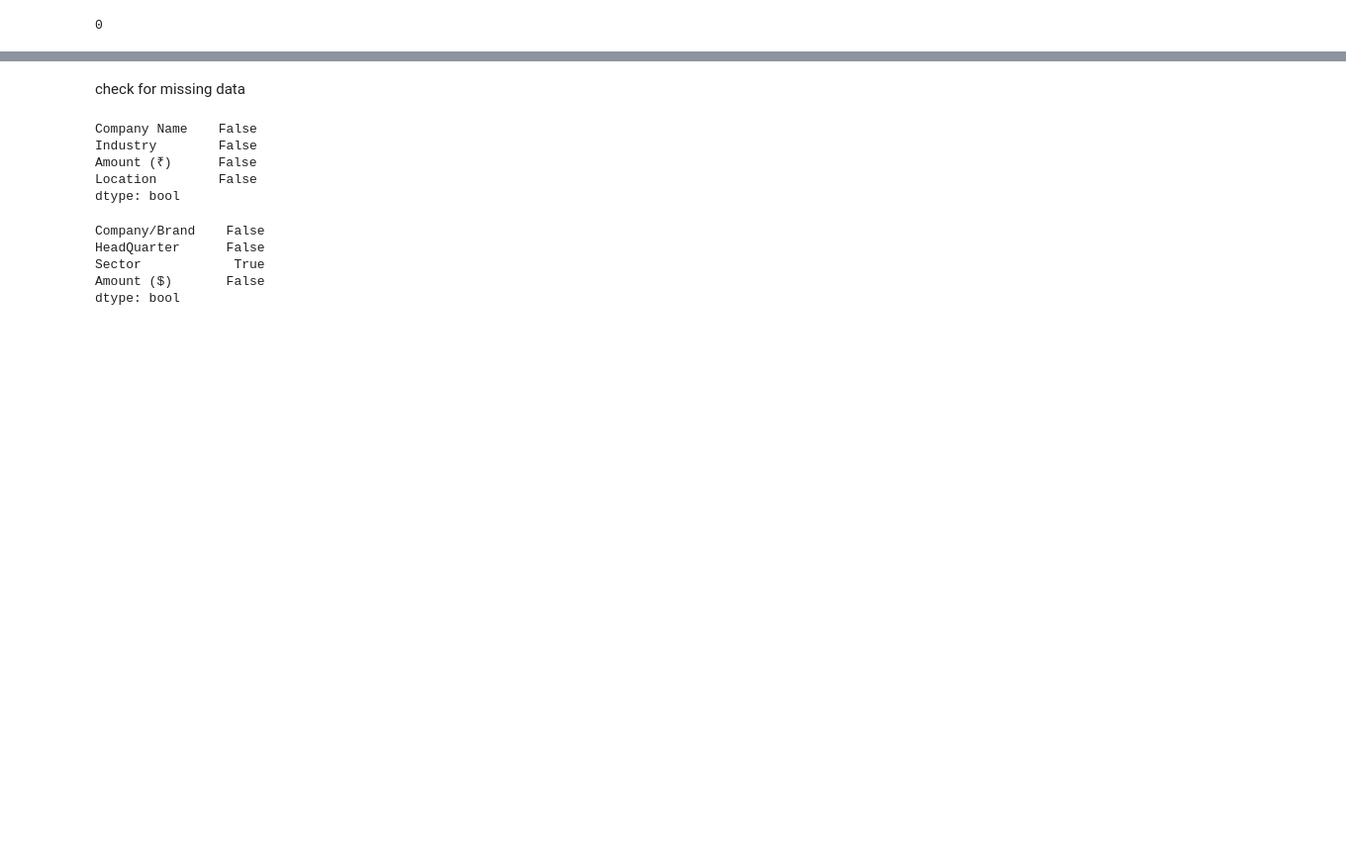
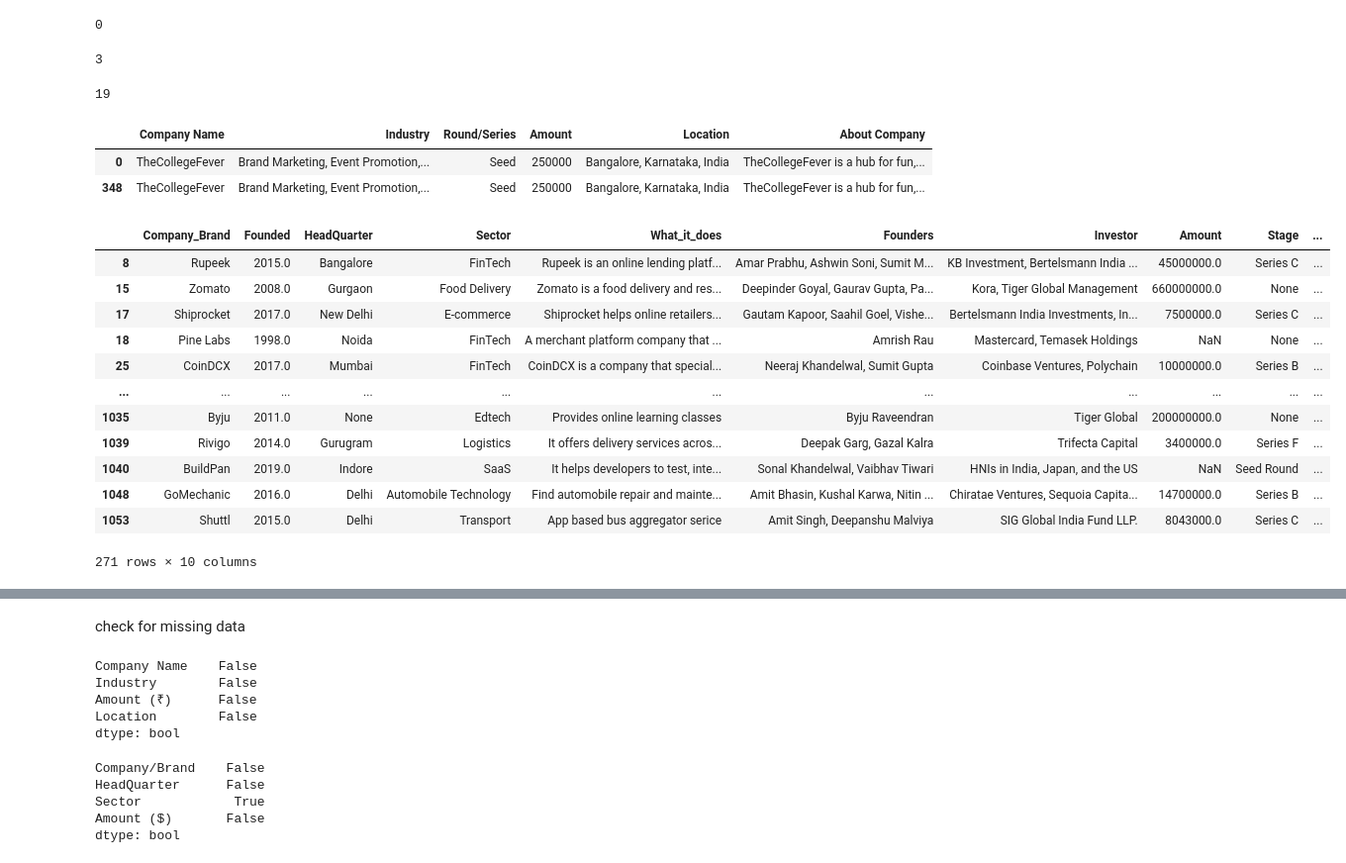
Before and after one commit to DelphinKdl/-Data-analysis-project-Data-Driven-Insights-for-Indian-Startup-Growth, a Jupyter notebook: notebook.ipynb, the cells around one changed output, grey strips where cells are left out. Shown at 99% size. Cells and saved outputs as stored; diff of their text form; code cells hidden in the pictures; blank space fills up the shorter version.

```diff
--- a/notebook.ipynb
+++ b/notebook.ipynb
@@ -130,3 +117,41 @@ data_2018 = data_2018.drop_duplicates()
 data_2019.duplicated().sum()
 # %% [output]
 0
+# %%
+data_2020.duplicated().sum()
+# %% [output]
+3
+# %%
+data_2021.duplicated().sum()
+# %% [output]
+19
+# %%
+# View the Duplication base Compnay Name on 2018 data
+
+duplicates = data_2018[data_2018.duplicated(subset=['Company Name'], keep=False)]
+# View the Duplications data
+duplicates
+# %% [output]
+|  | Company Name | Industry | Round/Series | Amount | Location | About Company |
+| 0 | TheCollegeFever | Brand Marketing, Event Promotion,... | Seed | 250000 | Bangalore, Karnataka, India | TheCollegeFever is a hub for fun,... |
+| 348 | TheCollegeFever | Brand Marketing, Event Promotion,... | Seed | 250000 | Bangalore, Karnataka, India | TheCollegeFever is a hub for fun,... |
+# %%
+# View the Duplication base Compnay Name on 2020 data
+
+duplicates = data_2020[data_2020.duplicated(subset=['Company_Brand'], keep=False)]
+# View the Duplications data
+duplicates
+# %% [output]
+|  | Company_Brand | Founded | HeadQuarter | Sector | What_it_does | Founders | Investor | Amount | Stage | ... |
+| 8 | Rupeek | 2015.0 | Bangalore | FinTech | Rupeek is an online lending platf... | Amar Prabhu, Ashwin Soni, Sumit M... | KB Investment, Bertelsmann India ... | 45000000.0 | Series C | ... |
+| 15 | Zomato | 2008.0 | Gurgaon | Food Delivery | Zomato is a food delivery and res... | Deepinder Goyal, Gaurav Gupta, Pa... | Kora, Tiger Global Management | 660000000.0 | None | ... |
+| 17 | Shiprocket | 2017.0 | New Delhi | E-commerce | Shiprocket helps online retailers... | Gautam Kapoor, Saahil Goel, Vishe... | Bertelsmann India Investments, In... | 7500000.0 | Series C | ... |
+| 18 | Pine Labs | 1998.0 | Noida | FinTech | A merchant platform company that ... | Amrish Rau | Mastercard, Temasek Holdings | NaN | None | ... |
+| 25 | CoinDCX | 2017.0 | Mumbai | FinTech | CoinDCX is a company that special... | Neeraj Khandelwal, Sumit Gupta | Coinbase Ventures, Polychain | 10000000.0 | Series B | ... |
+| ... | ... | ... | ... | ... | ... | ... | ... | ... | ... | ... |
+| 1035 | Byju | 2011.0 | None | Edtech | Provides online learning classes | Byju Raveendran | Tiger Global | 200000000.0 | None | ... |
+| 1039 | Rivigo | 2014.0 | Gurugram | Logistics | It offers delivery services acros... | Deepak Garg, Gazal Kalra | Trifecta Capital | 3400000.0 | Series F | ... |
+| 1040 | BuildPan | 2019.0 | Indore | SaaS | It helps developers to test, inte... | Sonal Khandelwal, Vaibhav Tiwari | HNIs in India, Japan, and the US | NaN | Seed Round | ... |
+| 1048 | GoMechanic | 2016.0 | Delhi | Automobile Technology | Find automobile repair and mainte... | Amit Bhasin, Kushal Karwa, Nitin ... | Chiratae Ventures, Sequoia Capita... | 14700000.0 | Series B | ... |
+| 1053 | Shuttl | 2015.0 | Delhi | Transport | App based bus aggregator serice | Amit Singh, Deepanshu Malviya | SIG Global India Fund LLP. | 8043000.0 | Series C | ... |
+271 rows × 10 columns
```
Also changed, not shown: parts of 10 cells of this notebook.
